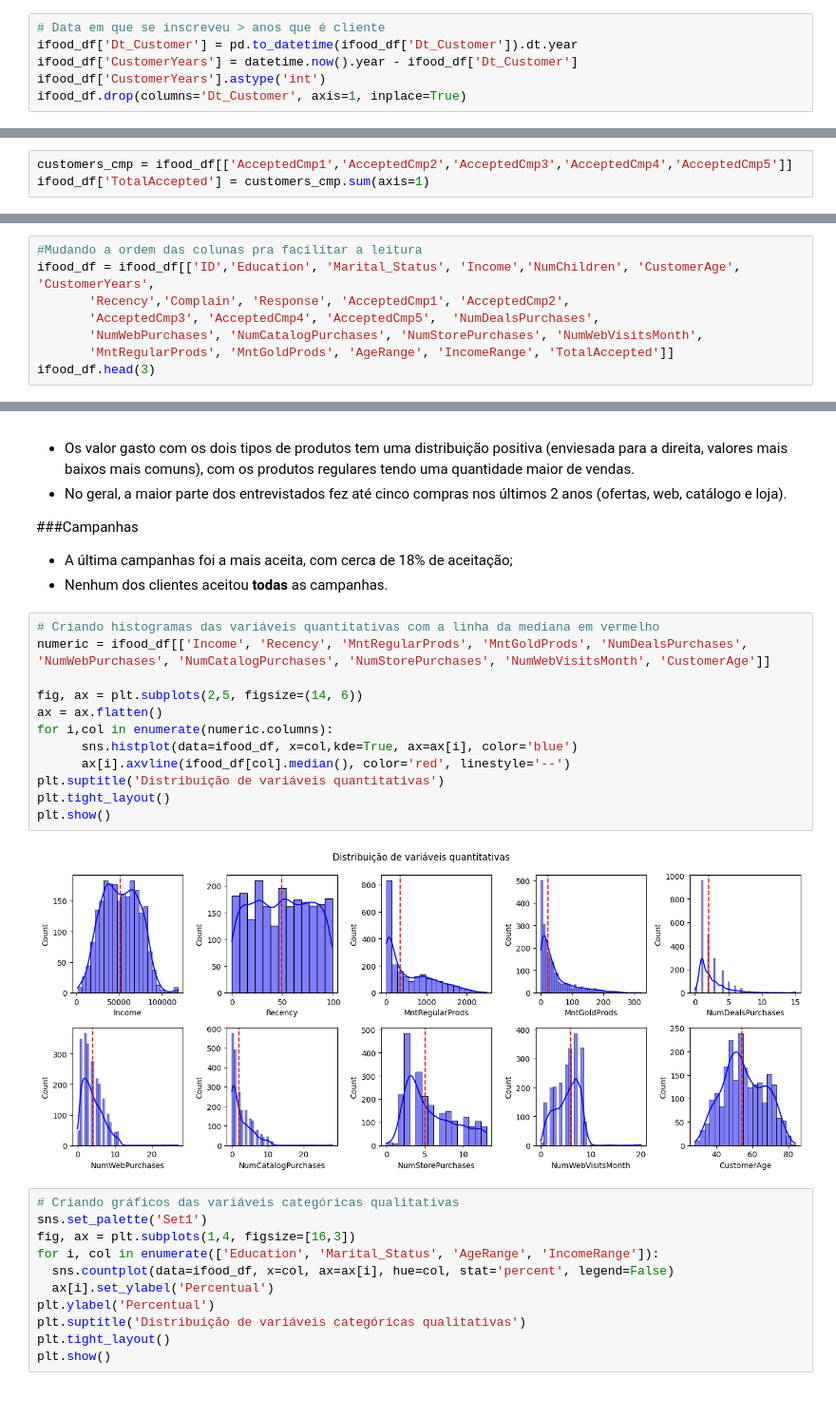
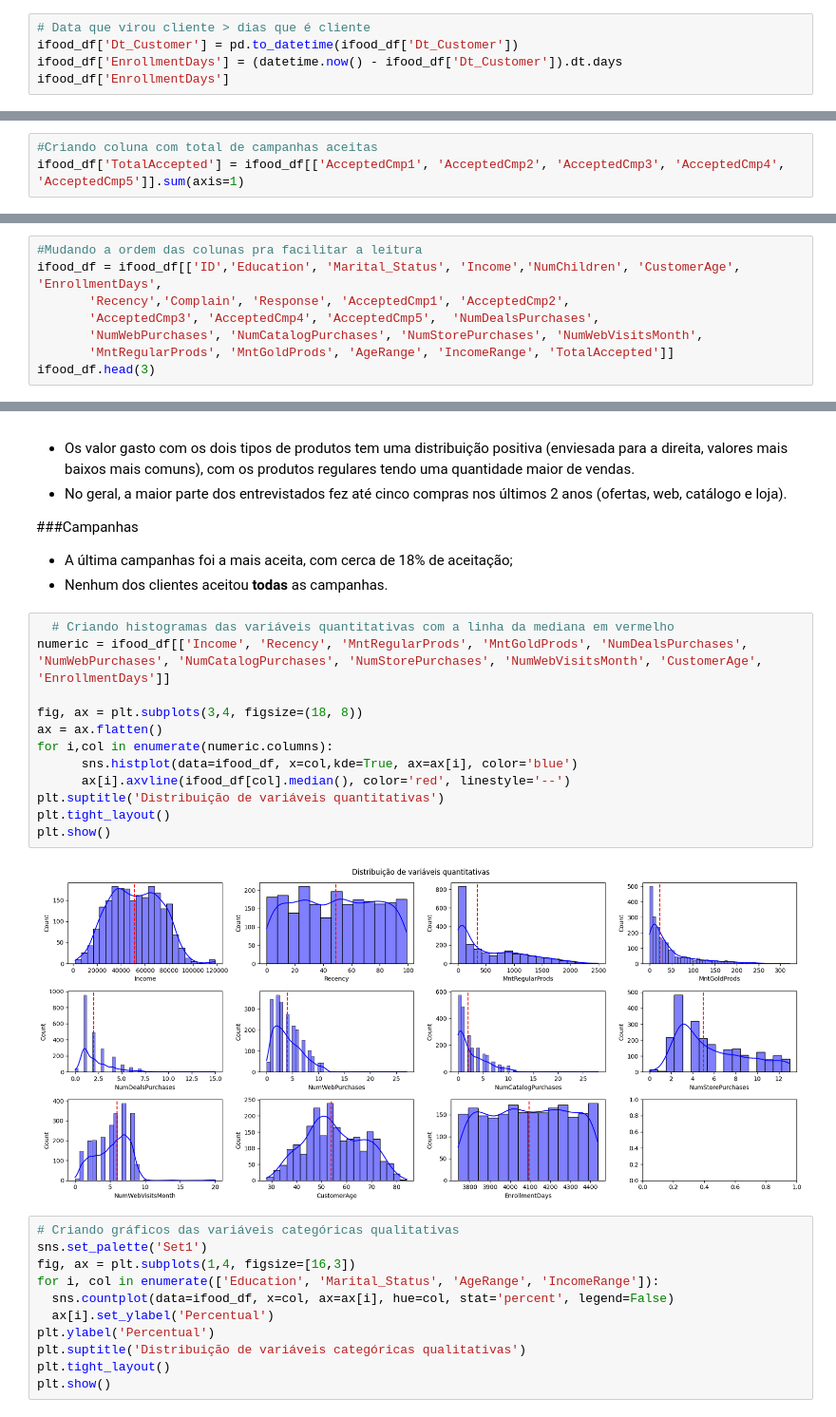
Before and after one commit to victoriaprestes/ifood-data-analyst-case, a Jupyter notebook: iFood_Data_Analyst_Case_An_Exploratory_Analysis.ipynb, the cells around one changed output, grey strips where cells are left out. Shown at 95% size. Saved outputs shown, nothing was run; the diff lists cells and outputs as text.

```diff
--- a/iFood_Data_Analyst_Case_An_Exploratory_Analysis.ipynb
+++ b/iFood_Data_Analyst_Case_An_Exploratory_Analysis.ipynb
@@ -101,8 +102,7 @@ print(ifood_df['Income'].nlargest())
 1300    118350.5
 Name: Income, dtype: float64
 # %%
-# Data em que se inscreveu > anos que é cliente
-ifood_df['Dt_Customer'] = pd.to_datetime(ifood_df['Dt_Customer']).dt.year
-ifood_df['CustomerYears'] = datetime.now().year - ifood_df['Dt_Customer']
-ifood_df['CustomerYears'].astype('int')
-ifood_df.drop(columns='Dt_Customer', axis=1, inplace=True)
+# Data que virou cliente > dias que é cliente
+ifood_df['Dt_Customer'] = pd.to_datetime(ifood_df['Dt_Customer'])
+ifood_df['EnrollmentDays'] = (datetime.now() - ifood_df['Dt_Customer']).dt.days
+ifood_df['EnrollmentDays']
@@ -174,13 +189,13 @@ ifood_df['NumChildren'].value_counts()
 | 2 | 416 |
 | 3 | 50 |
 dtype: int64
-# %%
-customers_cmp = ifood_df[['AcceptedCmp1','AcceptedCmp2','AcceptedCmp3','AcceptedCmp4','AcceptedCmp5']]
-ifood_df['TotalAccepted'] = customers_cmp.sum(axis=1)
 # %%
 # Tipos corretos de cada coluna
 for column in ['AcceptedCmp1', 'AcceptedCmp2', 'AcceptedCmp3', 'AcceptedCmp4', 'AcceptedCmp5', 'Response', 'Complain']:
   ifood_df[column] = ifood_df[column].astype('bool')
+# %%
+#Criando coluna com total de campanhas aceitas
+ifood_df['TotalAccepted'] = ifood_df[['AcceptedCmp1', 'AcceptedCmp2', 'AcceptedCmp3', 'AcceptedCmp4', 'AcceptedCmp5']].sum(axis=1)
 # %%
 # Criando intervalo de idades
 ifood_df['AgeRange'] = pd.cut(ifood_df['CustomerAge'], bins=[28, 39, 50, 60, 70, 80, 85], labels=['28-38', '39-49', '50-59', '60-69', '70-79', '80-84'])
@@ -195,7 +210,7 @@ print('Número de duplicatas: ', duplicated_vals.sum())
 Número de duplicatas:  0
 # %%
 #Mudando a ordem das colunas pra facilitar a leitura
-ifood_df = ifood_df[['ID','Education', 'Marital_Status', 'Income','NumChildren', 'CustomerAge', 'CustomerYears',
+ifood_df = ifood_df[['ID','Education', 'Marital_Status', 'Income','NumChildren', 'CustomerAge', 'EnrollmentDays',
        'Recency','Complain', 'Response', 'AcceptedCmp1', 'AcceptedCmp2',
        'AcceptedCmp3', 'AcceptedCmp4', 'AcceptedCmp5',  'NumDealsPurchases',
        'NumWebPurchases', 'NumCatalogPurchases', 'NumStorePurchases', 'NumWebVisitsMonth',
@@ -224,19 +239,19 @@ ifood_df.head(3)
 * A última campanhas foi a mais aceita, com cerca de 18% de aceitação;
 * Nenhum dos clientes aceitou **todas** as campanhas.
 # %%
-# Criando histogramas das variáveis quantitativas com a linha da mediana em vermelho
-numeric = ifood_df[['Income', 'Recency', 'MntRegularProds', 'MntGoldProds', 'NumDealsPurchases', 'NumWebPurchases', 'NumCatalogPurchases', 'NumStorePurchases', 'NumWebVisitsMonth', 'CustomerAge']]
+  # Criando histogramas das variáveis quantitativas com a linha da mediana em vermelho
+numeric = ifood_df[['Income', 'Recency', 'MntRegularProds', 'MntGoldProds', 'NumDealsPurchases', 'NumWebPurchases', 'NumCatalogPurchases', 'NumStorePurchases', 'NumWebVisitsMonth', 'CustomerAge', 'EnrollmentDays']]
 
-fig, ax = plt.subplots(2,5, figsize=(14, 6))
+fig, ax = plt.subplots(3,4, figsize=(18, 8))
 ax = ax.flatten()
 for i,col in enumerate(numeric.columns):
       sns.histplot(data=ifood_df, x=col,kde=True, ax=ax[i], color='blue')
       ax[i].axvline(ifood_df[col].median(), color='red', linestyle='--')
 plt.suptitle('Distribuição de variáveis quantitativas')
 plt.tight_layout()
 plt.show()
 # %% [output]
-[figure, old version]
+[figure, new version]
 # %%
 # Criando gráficos das variáveis categóricas qualitativas
 sns.set_palette('Set1')
```
Also changed, not shown: parts of 29 cells of this notebook.
